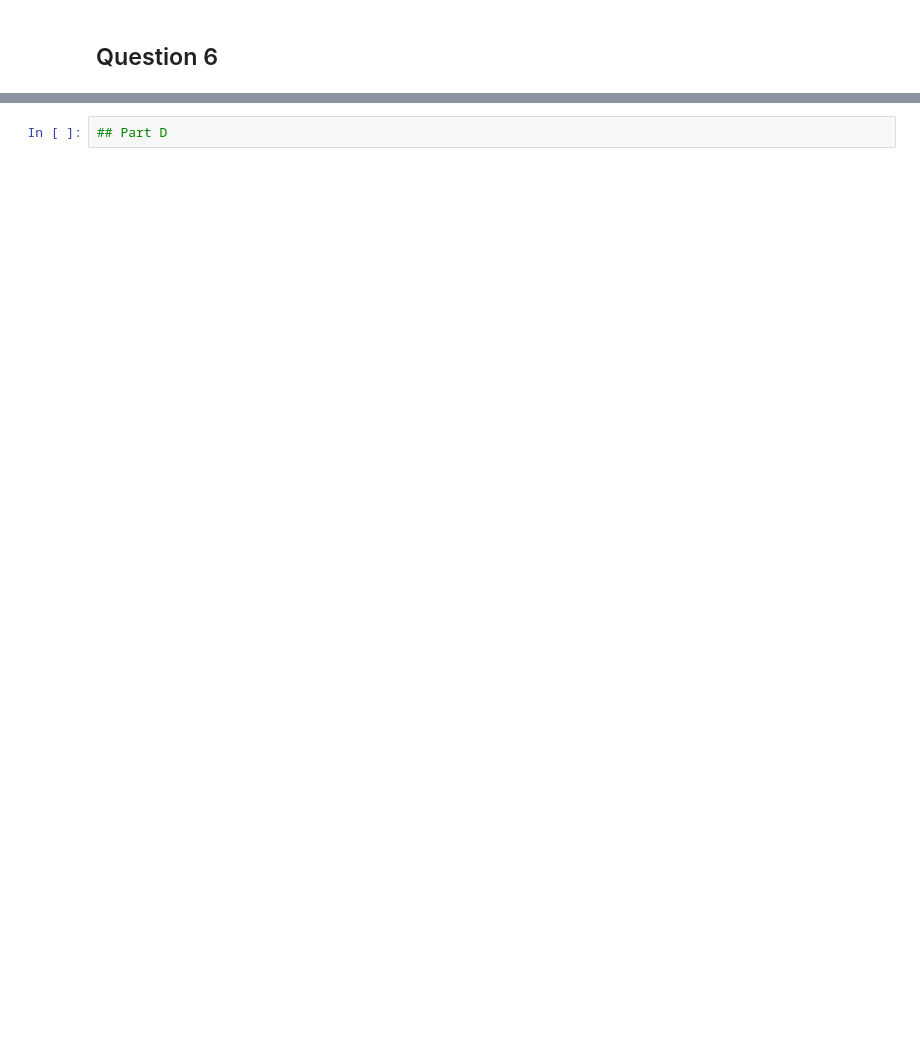
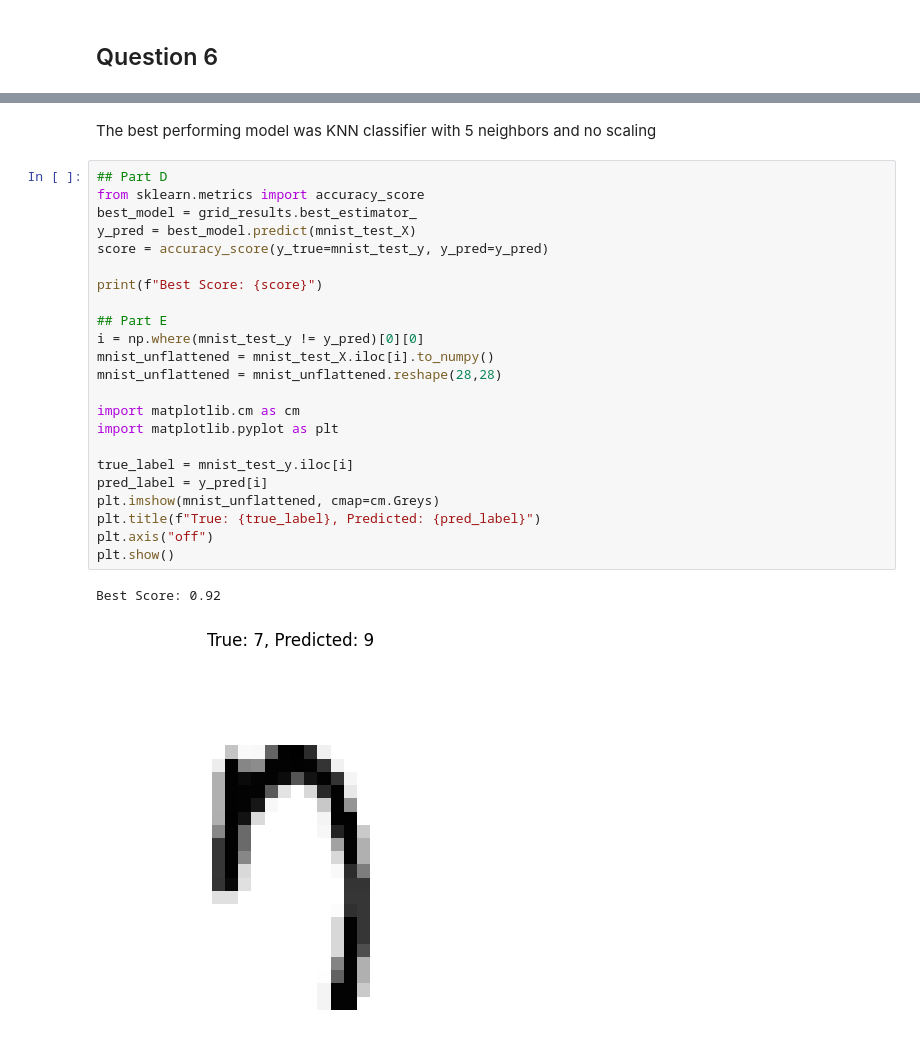
Before and after one commit to muhammadkhalid-03/sta-395-machine-learning, a Jupyter notebook: src/labs/lab3.ipynb, the cells around one changed output, grey strips where cells are left out. Drawn from its saved outputs; the diff is of its cells as text; blank space fills up the shorter version.

```diff
--- a/src/labs/lab3.ipynb
+++ b/src/labs/lab3.ipynb
@@ -226,5 +231,31 @@ grid_results = GridSearchCV(q6_pipeline, q6_params, cv=5, scoring='accuracy').fi
 grid_results.best_estimator_
 # %% [output]
 Pipeline(steps=[('scaler', 'passthrough'), ('model', KNeighborsClassifier())])
+# %% [markdown]
+The best performing model was KNN classifier with 5 neighbors and no scaling
 # %%
 ## Part D
+from sklearn.metrics import accuracy_score
+best_model = grid_results.best_estimator_
+y_pred = best_model.predict(mnist_test_X)
+score = accuracy_score(y_true=mnist_test_y, y_pred=y_pred)
+
+print(f"Best Score: {score}")
+
+## Part E
+i = np.where(mnist_test_y != y_pred)[0][0]
+mnist_unflattened = mnist_test_X.iloc[i].to_numpy()
+mnist_unflattened = mnist_unflattened.reshape(28,28)
+
+import matplotlib.cm as cm
+import matplotlib.pyplot as plt
+
+true_label = mnist_test_y.iloc[i]
+pred_label = y_pred[i]
+plt.imshow(mnist_unflattened, cmap=cm.Greys)
+plt.title(f"True: {true_label}, Predicted: {pred_label}")
+plt.axis("off")
+plt.show()
+# %% [output]
+Best Score: 0.92
+[figure, added]
```
Also changed, not shown: parts of 7 cells of this notebook.
